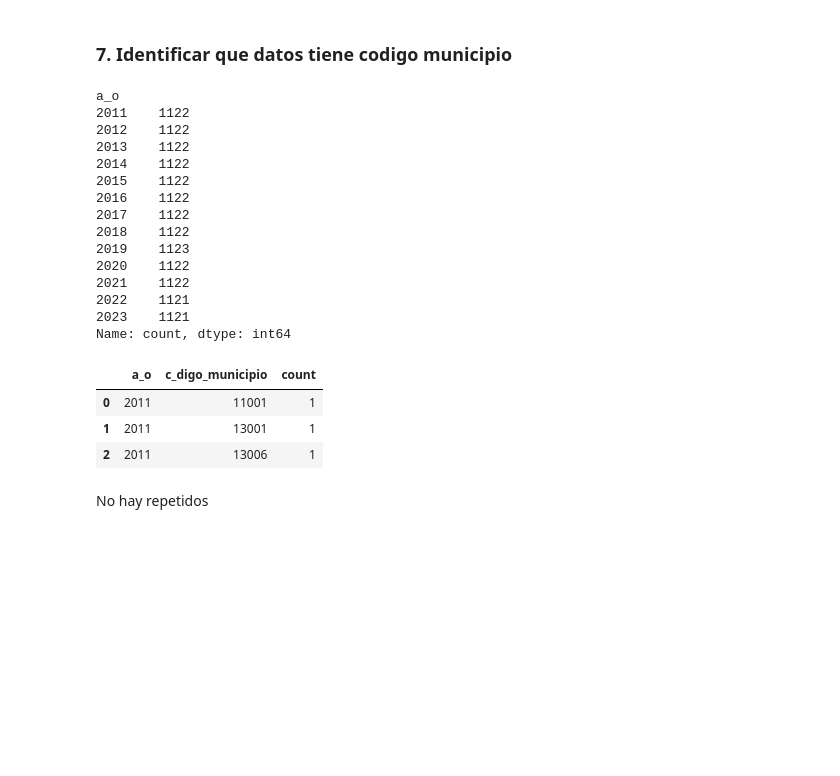
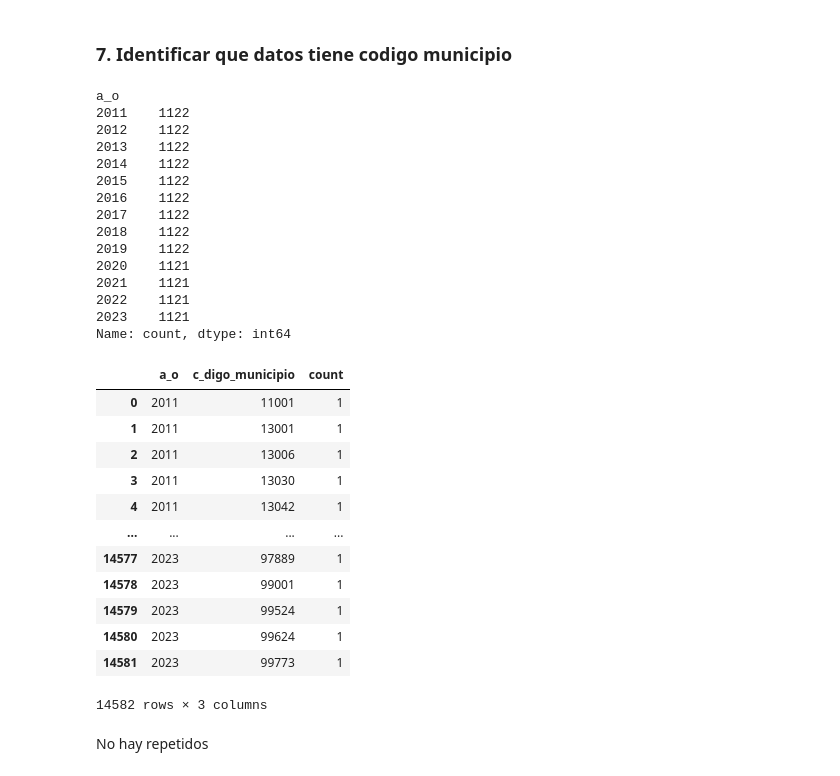
Before and after one commit to Lauvo48/clase1, a Jupyter notebook: Código/Limpieza_Datos_Educacion.ipynb, the cells around one changed output. Drawn from its saved outputs; the diff is of its cells as text; code cells hidden in the pictures; blank space fills up the shorter version.

```diff
--- a/Código/Limpieza_Datos_Educacion.ipynb
+++ b/Código/Limpieza_Datos_Educacion.ipynb
@@ -115,0 +137,2 @@ dtype: object
+# %%
+df_raw = df_raw[df_raw['c_digo_departamento'] != '0'] ## eliminar el codigo 0
@@ -197,7 +240,7 @@ imputacion_mediana = [
 ]
 
 for col in imputacion_mediana:
-    df_raw[col].fillna(df_raw[col].median())
+    df_raw[col] = df_raw[col].fillna(df_raw[col].median())
 # %%
 ## Prueba
 ### Valores nulos
@@ -251,21 +294,30 @@ a_o
 2016    1122
 2017    1122
 2018    1122
-2019    1123
-2020    1122
-2021    1122
+2019    1122
+2020    1121
+2021    1121
 2022    1121
 2023    1121
 Name: count, dtype: int64
 # %%
 ## necesito ver si existen datos repetidos, para esto voy a tomar código municipio y el año
 municipio_ano = df_raw.groupby(['a_o', 'c_digo_municipio']).size().reset_index(name='count')
-municipio_ano.head(3)
+municipio_ano
 # %% [output]
 |  | a_o | c_digo_municipio | count |
 | 0 | 2011 | 11001 | 1 |
 | 1 | 2011 | 13001 | 1 |
 | 2 | 2011 | 13006 | 1 |
+| 3 | 2011 | 13030 | 1 |
+| 4 | 2011 | 13042 | 1 |
+| ... | ... | ... | ... |
+| 14577 | 2023 | 97889 | 1 |
+| 14578 | 2023 | 99001 | 1 |
+| 14579 | 2023 | 99524 | 1 |
+| 14580 | 2023 | 99624 | 1 |
+| 14581 | 2023 | 99773 | 1 |
+14582 rows × 3 columns
 # %% [markdown]
 No hay repetidos
 # %% [markdown]
```
Also changed, not shown: parts of 19 cells of this notebook, 4 other files.
